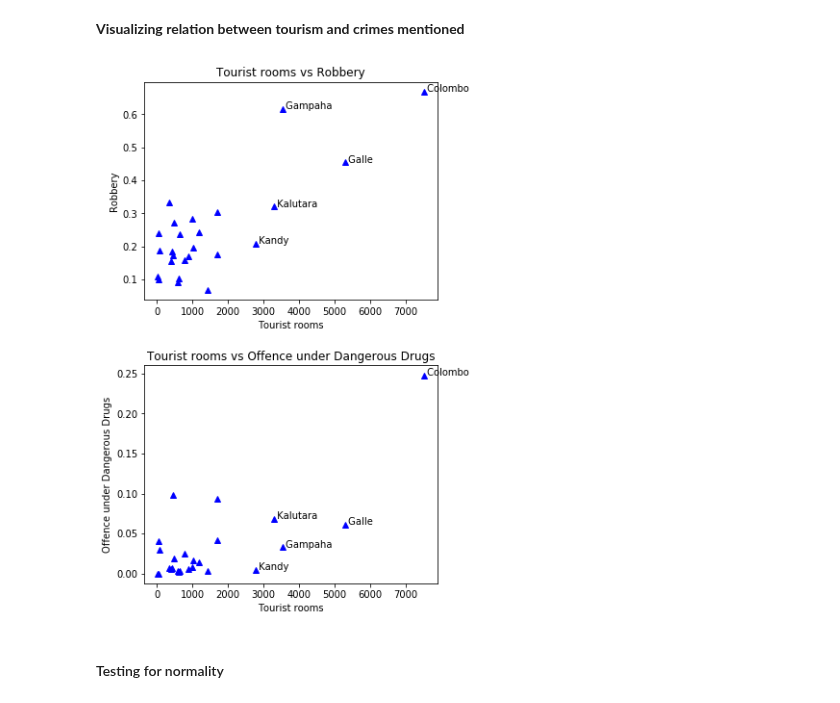
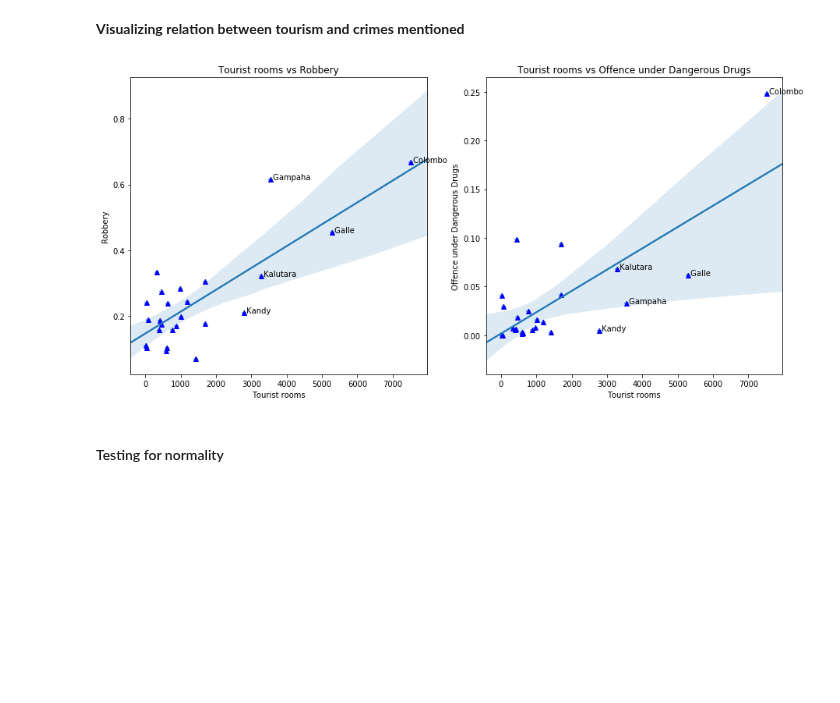
Before and after one commit to PraAnj/gov.lk.data.analysis, a Jupyter notebook: src/tourism_causes_crimes_hypothesis.ipynb, the cells around one changed output. Drawn from its saved outputs; the diff is of its cells as text; code cells hidden in the pictures; blank space fills up the shorter version.

Commit message:
Tourism vs crimes graphs enhanced
Signed-off-by: Prageeth Anjula <prageethanjula@gmail.com>

```diff
--- a/src/tourism_causes_crimes_hypothesis.ipynb
+++ b/src/tourism_causes_crimes_hypothesis.ipynb
@@ -92,26 +92,30 @@ According to above results there is a high correlation between the number of Roo
 **Visualizing relation between tourism and crimes mentioned**
 # %%
 def plotScatterForCrime (column, tag, subPlotIndex):
-    plt.subplot(3,2,subPlotIndex)
+    plt.subplot(1,2,subPlotIndex)
     plt.plot(integrated_data['Rooms'],  integrated_data[column], 'b^')
-    plt.title('Tourist rooms vs ' + tag)
-    plt.xlabel("Tourist rooms")
-    plt.ylabel(tag)
 
     for i, txt in enumerate(integrated_data['District']):
         if integrated_data['Rooms'][i] >= 2000:
             plt.annotate(' ' + txt, (integrated_data['Rooms'][i], integrated_data[column][i]))
 
-plt.figure(figsize=(12, 15))
+    x, y = pd.Series(integrated_data['Rooms'], name="x_var"), pd.Series(integrated_data[column], name="y_var")
+    ax = sns.regplot(x=x, y=y, marker="+")
+
+    plt.title('Tourist rooms vs ' + tag)
+    plt.xlabel("Tourist rooms")
+    plt.ylabel(tag)
+
+plt.figure(figsize=(15, 7))
 plt.subplots_adjust(hspace=0.3)
 
 plotScatterForCrime('Robbery', "Robbery", 1)
 #plotScatterForCrime('Abduction / Kidnapping', "Abduction / Kidnapping", 2)
-plotScatterForCrime('Offence under Poisons, Opium & Dangerous Drugs', "Offence under Dangerous Drugs", 3)
+plotScatterForCrime('Offence under Poisons, Opium & Dangerous Drugs', "Offence under Dangerous Drugs", 2)
 # plotScatterForCrime('H.B. & Theft', "H.B. & Theft", 4)
 # plotScatterForCrime('Offences under the Offensive weapons Act.', "Offences under the Offensive weapons Act.", 5)
 # %% [output]
-[figure, old version]
+[figure, new version]
 # %% [markdown]
 #### Testing for normality
 # %%
```
Also changed, not shown: parts of 1 cell of this notebook.
